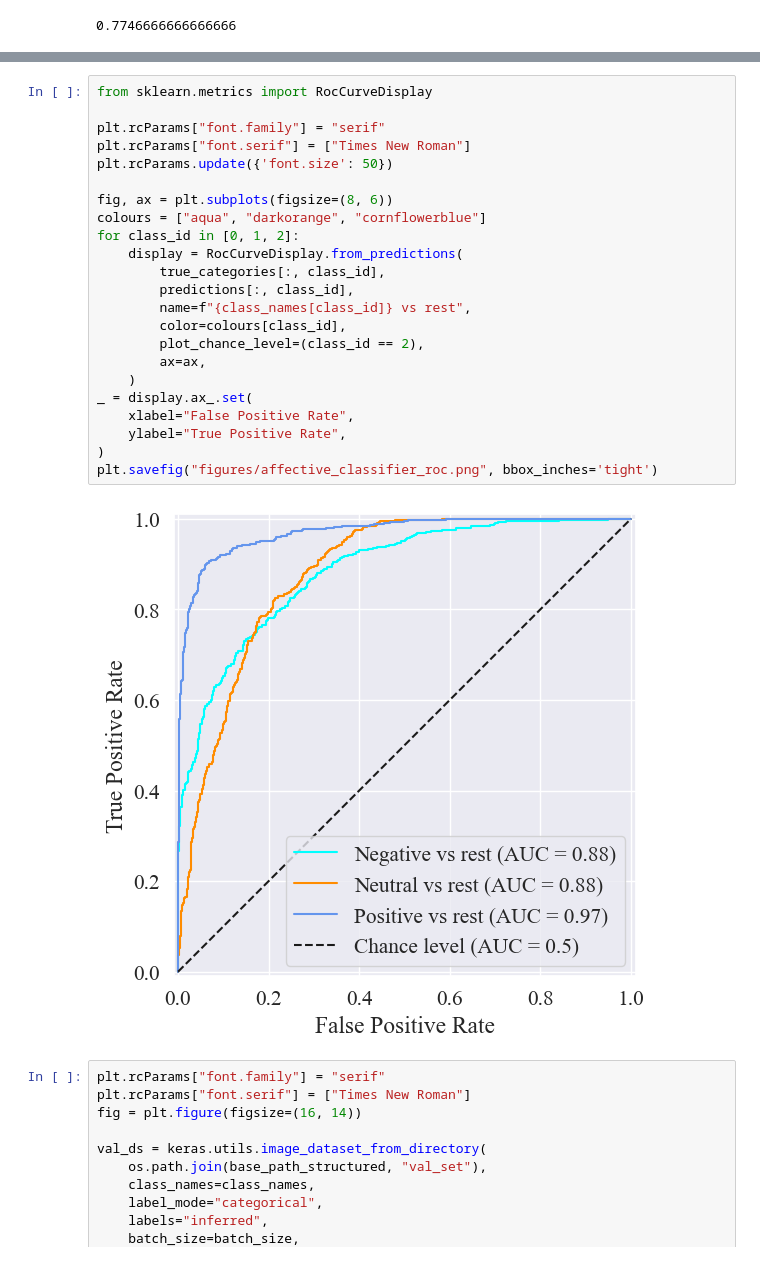
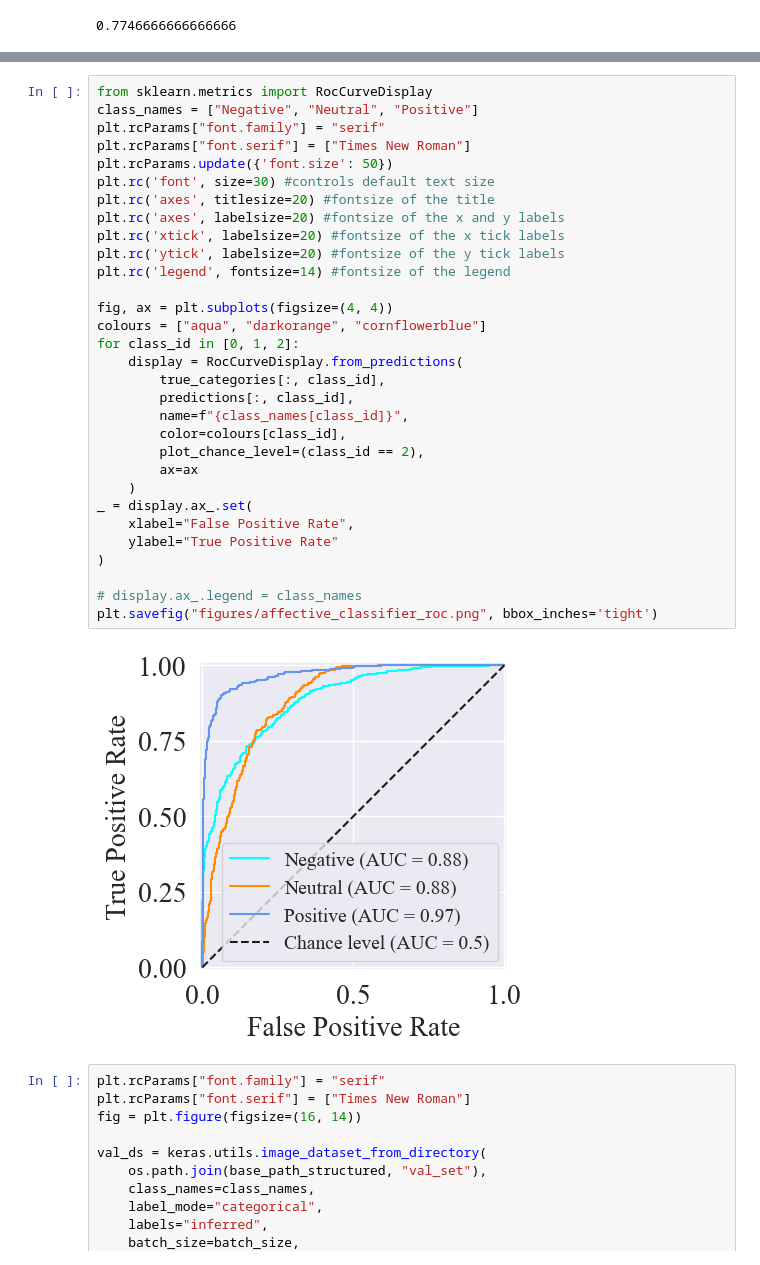
Before and after one commit to H-E-R-O-System/hero-monitor, a Jupyter notebook: model_validation.ipynb, the cells around one changed output, grey strips where cells are left out. Cells and saved outputs as stored; diff of their text form.

```diff
--- a/model_validation.ipynb
+++ b/model_validation.ipynb
@@ -76,28 +76,36 @@ plt.show()
 # %%
 from sklearn.metrics import RocCurveDisplay
-
+class_names = ["Negative", "Neutral", "Positive"]
 plt.rcParams["font.family"] = "serif"
 plt.rcParams["font.serif"] = ["Times New Roman"]
 plt.rcParams.update({'font.size': 50})
+plt.rc('font', size=30) #controls default text size
+plt.rc('axes', titlesize=20) #fontsize of the title
+plt.rc('axes', labelsize=20) #fontsize of the x and y labels
+plt.rc('xtick', labelsize=20) #fontsize of the x tick labels
+plt.rc('ytick', labelsize=20) #fontsize of the y tick labels
+plt.rc('legend', fontsize=14) #fontsize of the legend
 
-fig, ax = plt.subplots(figsize=(8, 6))
+fig, ax = plt.subplots(figsize=(4, 4))
 colours = ["aqua", "darkorange", "cornflowerblue"]
 for class_id in [0, 1, 2]:
     display = RocCurveDisplay.from_predictions(
         true_categories[:, class_id],
         predictions[:, class_id],
-        name=f"{class_names[class_id]} vs rest",
+        name=f"{class_names[class_id]}",
         color=colours[class_id],
         plot_chance_level=(class_id == 2),
-        ax=ax,
+        ax=ax
     )
 _ = display.ax_.set(
     xlabel="False Positive Rate",
-    ylabel="True Positive Rate",
+    ylabel="True Positive Rate"
 )
+
+# display.ax_.legend = class_names
 plt.savefig("figures/affective_classifier_roc.png", bbox_inches='tight')
 # %% [output]
-[figure, old version]
+[figure, new version]
 # %%
 plt.rcParams["font.family"] = "serif"
 plt.rcParams["font.serif"] = ["Times New Roman"]
```
Also changed, not shown: parts of 5 cells of this notebook, 9 other files.
